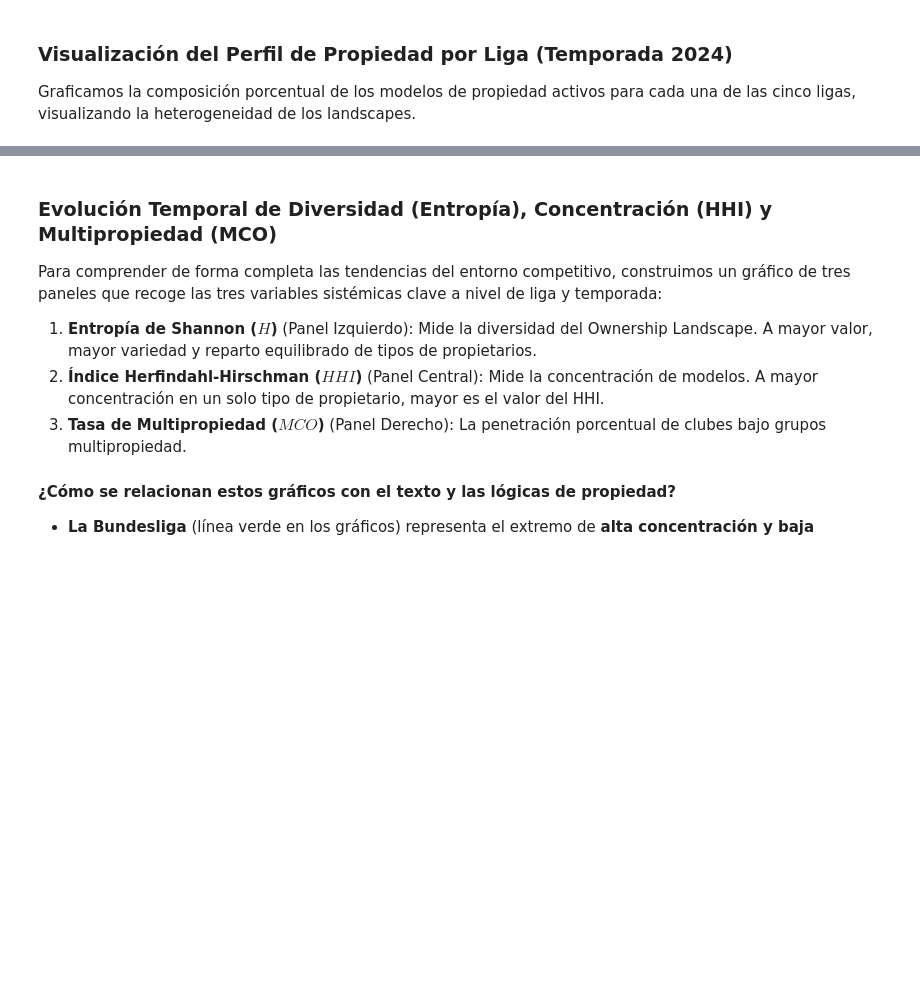
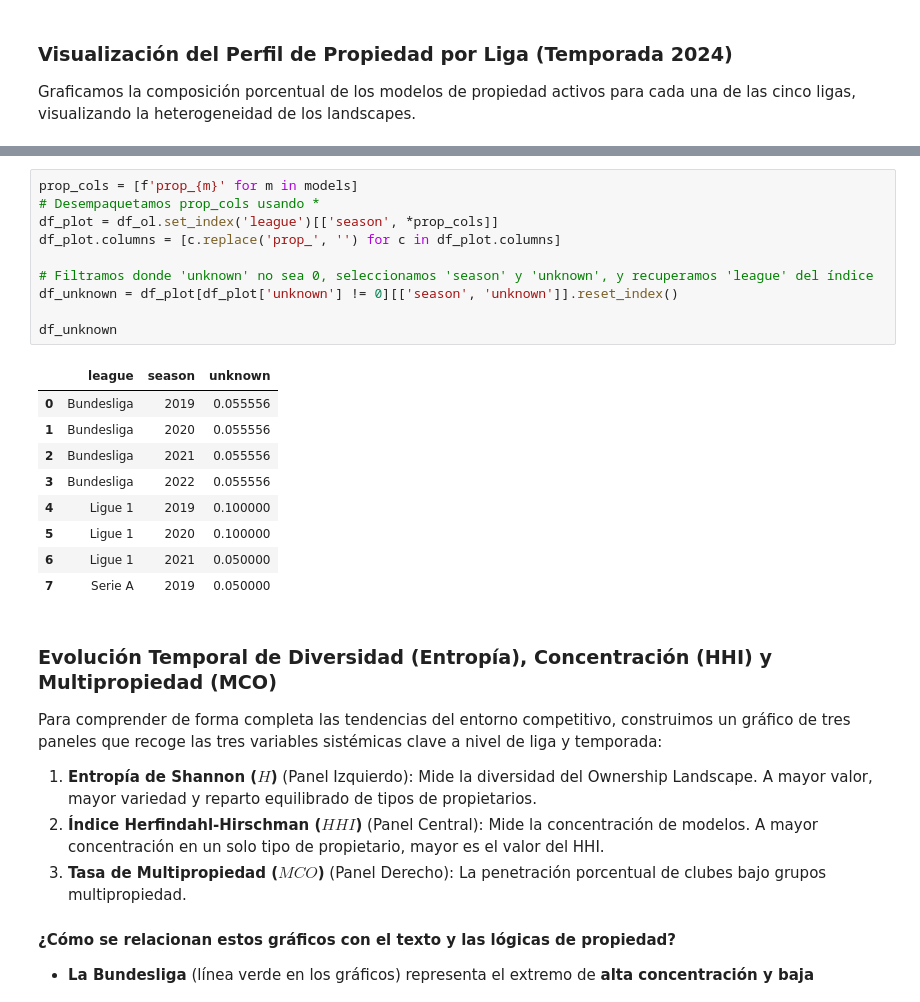
Before and after one commit to Vacek-Ace/OwnershipLandscape, a Jupyter notebook: notebooks/Analisis_Ownership_Landscape.ipynb, the cells around one changed output, grey strips where cells are left out. Saved outputs shown, nothing was run; the diff lists cells and outputs as text; blank space fills up the shorter version.

Commit message:
feat: initialize ownership landscape analysis notebook and add club-season dataset

```diff
--- a/notebooks/Analisis_Ownership_Landscape.ipynb
+++ b/notebooks/Analisis_Ownership_Landscape.ipynb
@@ -397,3 +397,23 @@ plt.show()
+# %%
+prop_cols = [f'prop_{m}' for m in models]
+# Desempaquetamos prop_cols usando *
+df_plot = df_ol.set_index('league')[['season', *prop_cols]]
+df_plot.columns = [c.replace('prop_', '') for c in df_plot.columns]
+
+# Filtramos donde 'unknown' no sea 0, seleccionamos 'season' y 'unknown', y recuperamos 'league' del índice
+df_unknown = df_plot[df_plot['unknown'] != 0][['season', 'unknown']].reset_index()
+
+df_unknown
+# %% [output]
+|  | league | season | unknown |
+| 0 | Bundesliga | 2019 | 0.055556 |
+| 1 | Bundesliga | 2020 | 0.055556 |
+| 2 | Bundesliga | 2021 | 0.055556 |
+| 3 | Bundesliga | 2022 | 0.055556 |
+| 4 | Ligue 1 | 2019 | 0.100000 |
+| 5 | Ligue 1 | 2020 | 0.100000 |
+| 6 | Ligue 1 | 2021 | 0.050000 |
+| 7 | Serie A | 2019 | 0.050000 |
 # %% [markdown]
 ### Evolución Temporal de Diversidad (Entropía), Concentración (HHI) y Multipropiedad (MCO)
 
```
Also changed, not shown: parts of 3 cells of this notebook, 1 other file.
